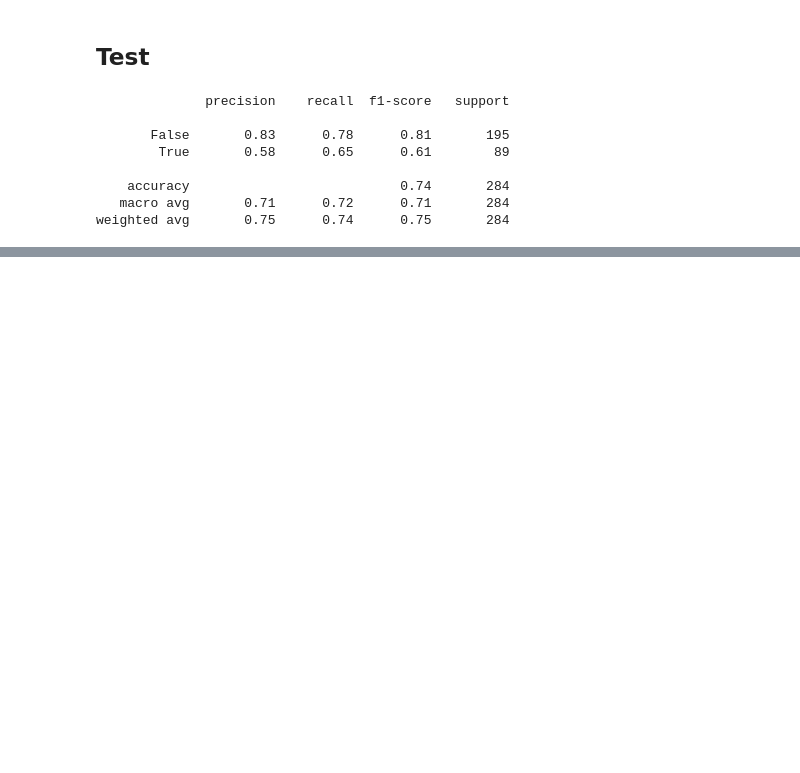
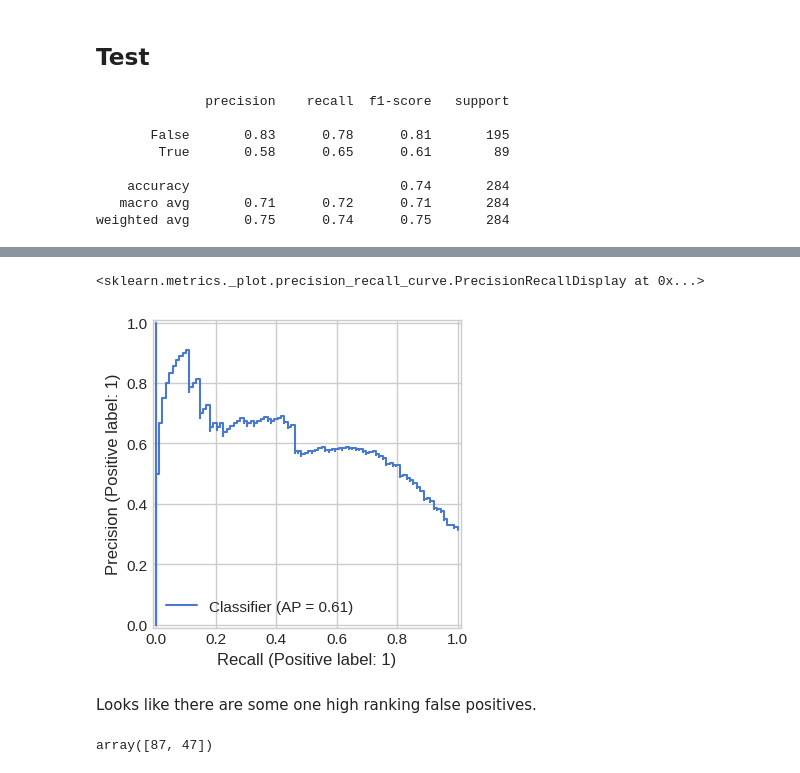
Before and after one commit to g-fabiani4-unipi/dm2_project, a Jupyter notebook: src/time_series/shapelets.ipynb, the cells around one changed output, grey strips where cells are left out. Cells and saved outputs as stored; diff of their text form; code cells hidden in the pictures; blank space fills up the shorter version.

```diff
--- a/src/time_series/shapelets.ipynb
+++ b/src/time_series/shapelets.ipynb
@@ -237,0 +245,13 @@ weighted avg       0.75      0.74      0.75       284
+# %%
+y_score = tuned_model.predict_proba(test_X)
+# %%
+PrecisionRecallDisplay.from_predictions(test_y, y_score[:,1])
+# %% [output]
+<sklearn.metrics._plot.precision_recall_curve.PrecisionRecallDisplay at 0x...>
+[figure, added]
+# %% [markdown]
+Looks like there are some one high ranking false positives.
+# %%
+y_score[:,1].argsort()[-2:]
+# %% [output]
+array([87, 47])
```
Also changed, not shown: parts of 8 cells of this notebook, 9 other files.
